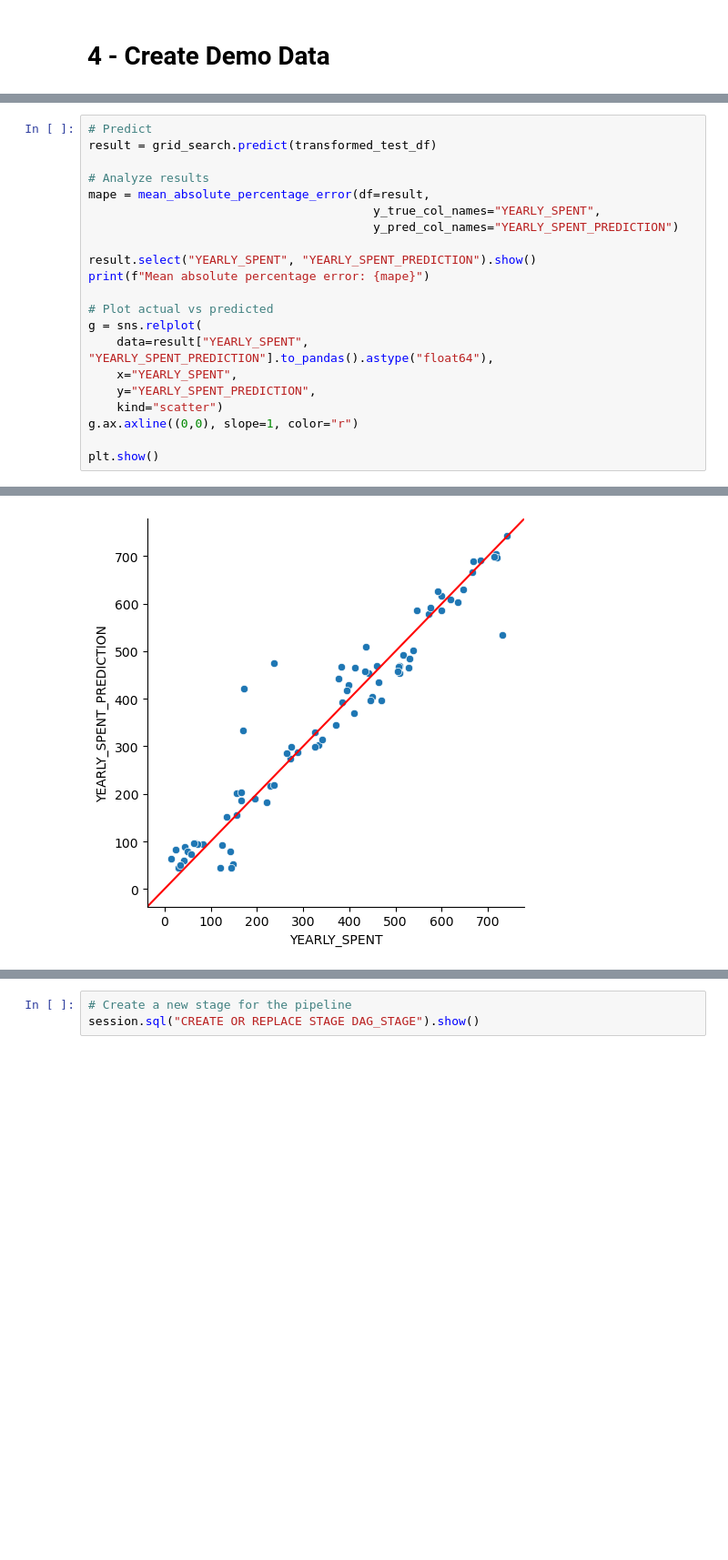
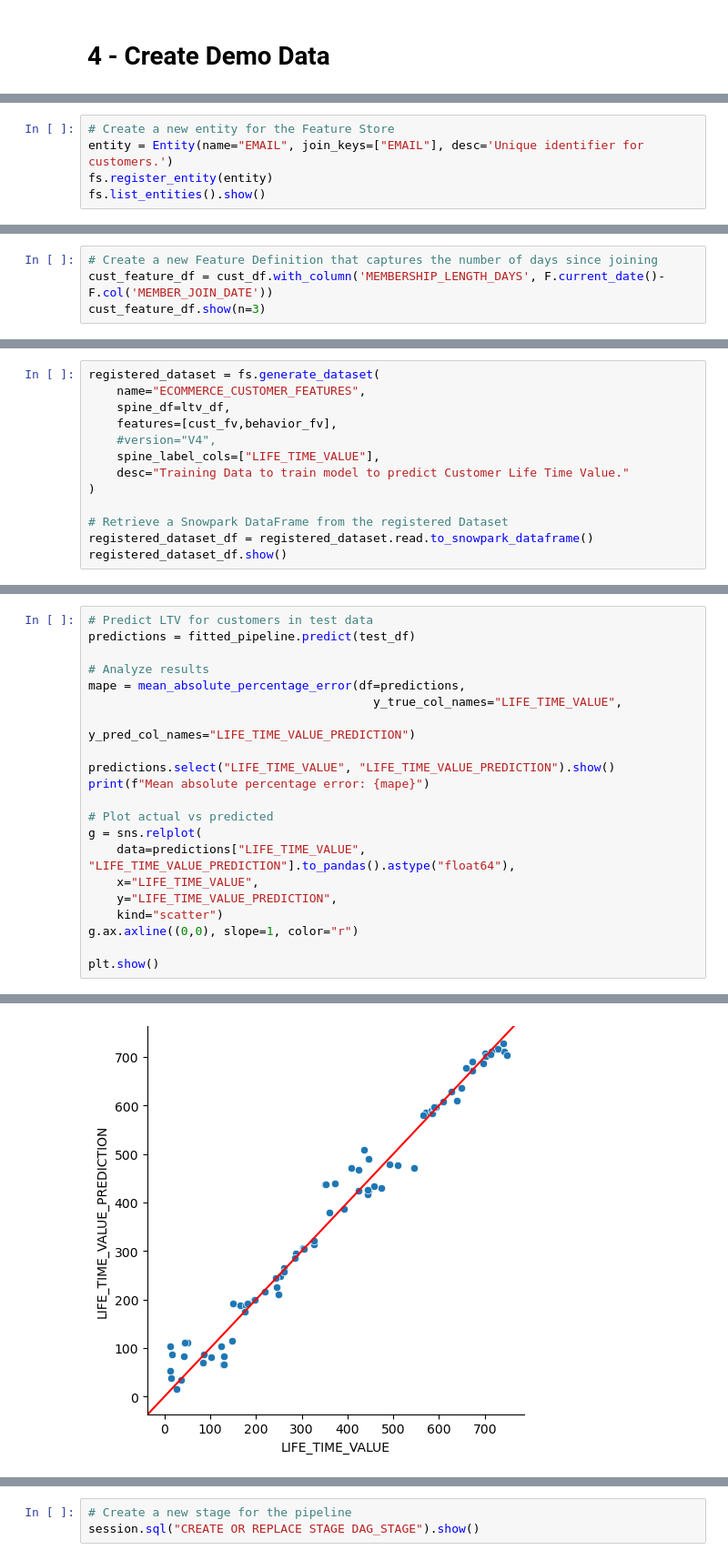
Before and after one commit to michaelgorkow/snowflake_simple_ml, a Jupyter notebook: demo_notebook.ipynb, the cells around one changed output, grey strips where cells are left out. Shown at 91% size. Drawn from its saved outputs; the diff is of its cells as text; blank space fills up the shorter version.

Commit message:
added feature store and email notifications to the example workflow

```diff
--- a/demo_notebook.ipynb
+++ b/demo_notebook.ipynb
@@ -261,0 +164,5 @@ session.sql("ALTER WAREHOUSE ML_WH SET WAREHOUSE_SIZE='XSMALL'").collect()
+# %%
+# Create a new entity for the Feature Store
+entity = Entity(name="EMAIL", join_keys=["EMAIL"], desc='Unique identifier for customers.')
+fs.register_entity(entity)
+fs.list_entities().show()
@@ -261,0 +177,4 @@ session.sql("ALTER WAREHOUSE ML_WH SET WAREHOUSE_SIZE='XSMALL'").collect()
+# %%
+# Create a new Feature Definition that captures the number of days since joining
+cust_feature_df = cust_df.with_column('MEMBERSHIP_LENGTH_DAYS', F.current_date()-F.col('MEMBER_JOIN_DATE'))
+cust_feature_df.show(n=3)
@@ -261,0 +237,13 @@ session.sql("ALTER WAREHOUSE ML_WH SET WAREHOUSE_SIZE='XSMALL'").collect()
+# %%
+registered_dataset = fs.generate_dataset(
+    name="ECOMMERCE_CUSTOMER_FEATURES",
+    spine_df=ltv_df,
+    features=[cust_fv,behavior_fv],
+    #version="V4",
+    spine_label_cols=["LIFE_TIME_VALUE"],
+    desc="Training Data to train model to predict Customer Life Time Value."
+)
+
+# Retrieve a Snowpark DataFrame from the registered Dataset
+registered_dataset_df = registered_dataset.read.to_snowpark_dataframe()
+registered_dataset_df.show()
@@ -284,20 +360,20 @@ plt.show()
 # %%
-# Predict
-result = grid_search.predict(transformed_test_df)
+# Predict LTV for customers in test data
+predictions = fitted_pipeline.predict(test_df)
 
 # Analyze results
-mape = mean_absolute_percentage_error(df=result,
-                                        y_true_col_names="YEARLY_SPENT",
-                                        y_pred_col_names="YEARLY_SPENT_PREDICTION")
+mape = mean_absolute_percentage_error(df=predictions,
+                                        y_true_col_names="LIFE_TIME_VALUE",
+                                        y_pred_col_names="LIFE_TIME_VALUE_PREDICTION")
 
-result.select("YEARLY_SPENT", "YEARLY_SPENT_PREDICTION").show()
+predictions.select("LIFE_TIME_VALUE", "LIFE_TIME_VALUE_PREDICTION").show()
 print(f"Mean absolute percentage error: {mape}")
 
 # Plot actual vs predicted
 g = sns.relplot(
-    data=result["YEARLY_SPENT", "YEARLY_SPENT_PREDICTION"].to_pandas().astype("float64"),
-    x="YEARLY_SPENT",
-    y="YEARLY_SPENT_PREDICTION",
+    data=predictions["LIFE_TIME_VALUE", "LIFE_TIME_VALUE_PREDICTION"].to_pandas().astype("float64"),
+    x="LIFE_TIME_VALUE",
+    y="LIFE_TIME_VALUE_PREDICTION",
     kind="scatter")
 g.ax.axline((0,0), slope=1, color="r")
 
@@ -322,2 +398,2 @@ Mean absolute percentage error: 0.2666753600450465
-[figure, old version]
+[figure, new version]
 # %% [markdown]
```
Also changed, not shown: parts of 53 cells of this notebook, 5 other files.
